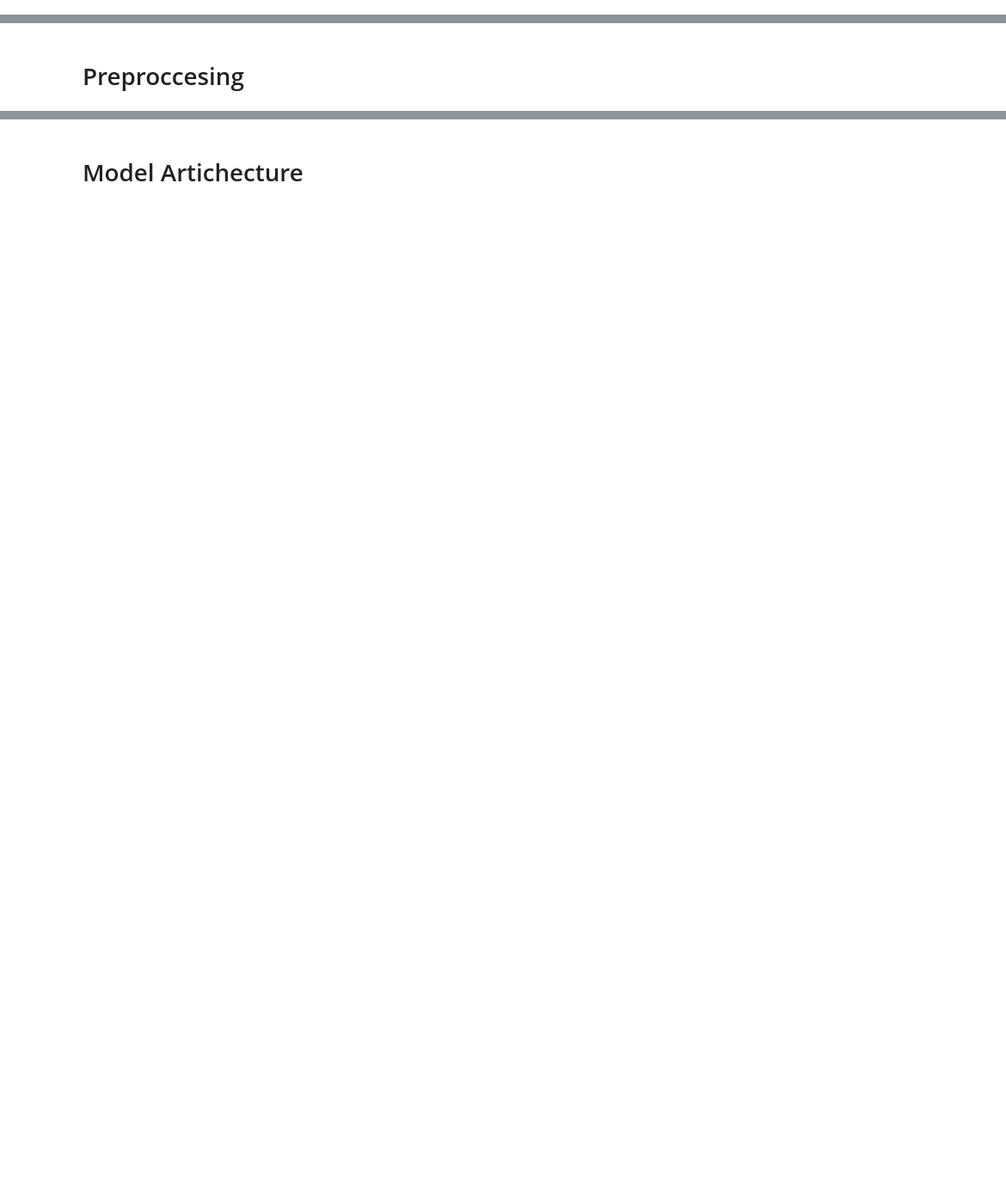
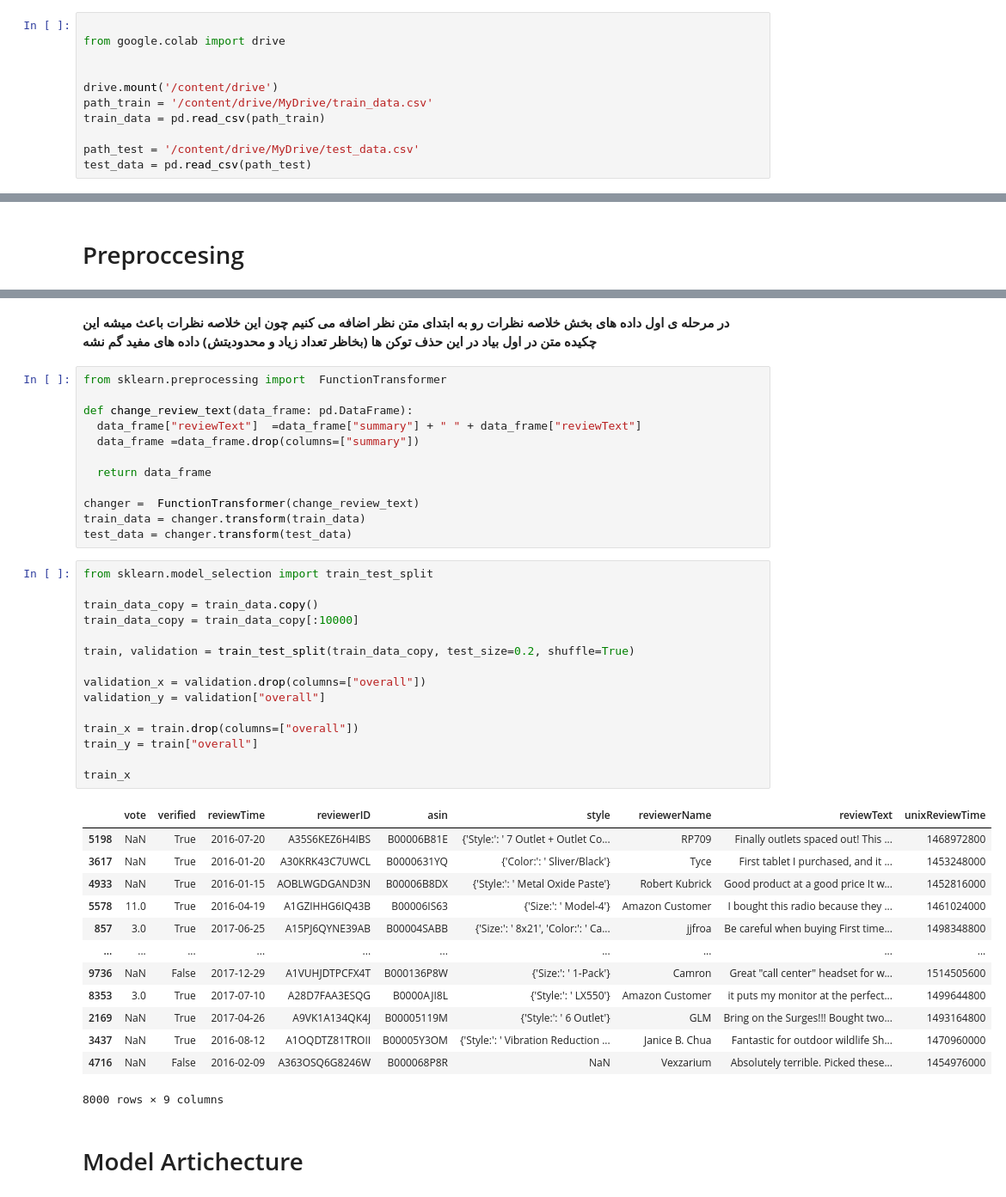
Before and after one commit to aminrafi394/ai-second-project, a Jupyter notebook: Section2_Part2.ipynb, the cells around one changed output, grey strips where cells are left out. Shown at 86% size. Drawn from its saved outputs; the diff is of its cells as text; blank space fills up the shorter version.

```diff
--- a/Section2_Part2.ipynb
+++ b/Section2_Part2.ipynb
@@ -2,0 +7,11 @@
+# %%
+
+from google.colab import drive
+
+
+drive.mount('/content/drive')
+path_train = '/content/drive/MyDrive/train_data.csv'
+train_data = pd.read_csv(path_train)
+
+path_test = '/content/drive/MyDrive/test_data.csv'
+test_data = pd.read_csv(path_test)
@@ -5,2 +192,45 @@
+# %% [markdown]
+**در مرحله ی اول  داده های بخش خلاصه نظرات رو به ابتدای متن نظر اضافه می کنیم چون این خلاصه نظرات باعث میشه این چکیده متن در اول بیاد در این حذف توکن ها (بخاظر تعداد زیاد و محدودیتش) داده های مفید گم نشه**
+# %%
+from sklearn.preprocessing import  FunctionTransformer
+
+def change_review_text(data_frame: pd.DataFrame):
+  data_frame["reviewText"]  =data_frame["summary"] + " " + data_frame["reviewText"]
+  data_frame =data_frame.drop(columns=["summary"])
+
+  return data_frame
+
+changer =  FunctionTransformer(change_review_text)
+train_data = changer.transform(train_data)
+test_data = changer.transform(test_data)
+# %%
+from sklearn.model_selection import train_test_split
+
+train_data_copy = train_data.copy()
+train_data_copy = train_data_copy[:10000]
+
+train, validation = train_test_split(train_data_copy, test_size=0.2, shuffle=True)
+
+validation_x = validation.drop(columns=["overall"])
+validation_y = validation["overall"]
+
+train_x = train.drop(columns=["overall"])
+train_y = train["overall"]
+
+train_x
+# %% [output]
+|  | vote | verified | reviewTime | reviewerID | asin | style | reviewerName | reviewText | unixReviewTime |
+| 5198 | NaN | True | 2016-07-20 | A35S6KEZ6H4IBS | B00006B81E | {'Style:': ' 7 Outlet + Outlet Co... | RP709 | Finally outlets spaced out! This ... | 1468972800 |
+| 3617 | NaN | True | 2016-01-20 | A30KRK43C7UWCL | B0000631YQ | {'Color:': ' Sliver/Black'} | Tyce | First tablet I purchased, and it ... | 1453248000 |
+| 4933 | NaN | True | 2016-01-15 | AOBLWGDGAND3N | B00006B8DX | {'Style:': ' Metal Oxide Paste'} | Robert Kubrick | Good product at a good price It w... | 1452816000 |
+| 5578 | 11.0 | True | 2016-04-19 | A1GZIHHG6IQ43B | B00006IS63 | {'Size:': ' Model-4'} | Amazon Customer | I bought this radio because they ... | 1461024000 |
+| 857 | 3.0 | True | 2017-06-25 | A15PJ6QYNE39AB | B00004SABB | {'Size:': ' 8x21', 'Color:': ' Ca... | jjfroa | Be careful when buying First time... | 1498348800 |
+| ... | ... | ... | ... | ... | ... | ... | ... | ... | ... |
+| 9736 | NaN | False | 2017-12-29 | A1VUHJDTPCFX4T | B000136P8W | {'Size:': ' 1-Pack'} | Camron | Great "call center" headset for w... | 1514505600 |
+| 8353 | 3.0 | True | 2017-07-10 | A28D7FAA3ESQG | B0000AJI8L | {'Style:': ' LX550'} | Amazon Customer | it puts my monitor at the perfect... | 1499644800 |
+| 2169 | NaN | True | 2017-04-26 | A9VK1A134QK4J | B00005119M | {'Style:': ' 6 Outlet'} | GLM | Bring on the Surges!!! Bought two... | 1493164800 |
+| 3437 | NaN | True | 2016-08-12 | A1OQDTZ81TROII | B00005Y3OM | {'Style:': ' Vibration Reduction ... | Janice B. Chua | Fantastic for outdoor wildlife Sh... | 1470960000 |
+| 4716 | NaN | False | 2016-02-09 | A363OSQ6G8246W | B000068P8R | NaN | Vexzarium | Absolutely terrible. Picked these... | 1454976000 |
+8000 rows × 9 columns
 # %% [markdown]
 # Model Artichecture
```
Also changed, not shown: parts of 32 cells of this notebook.
